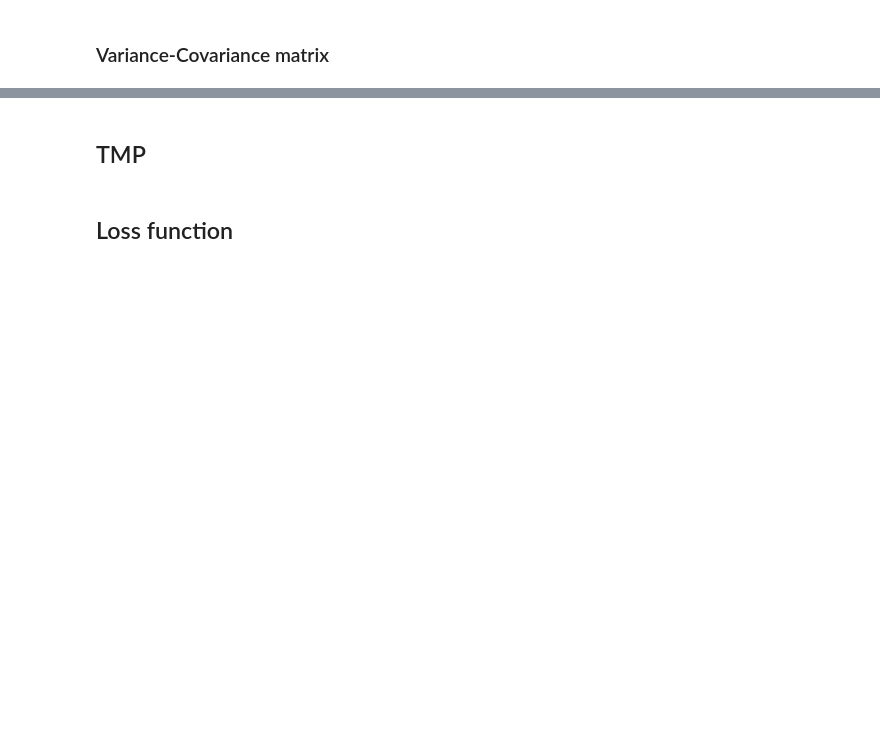
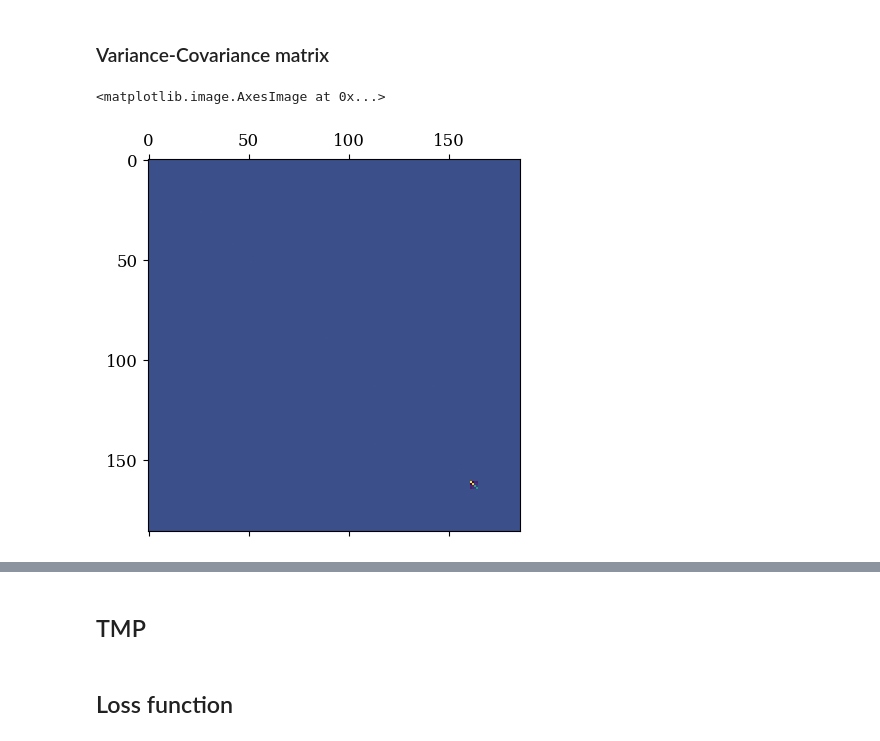
Before and after one commit to SwannChelly/SMM_Spatial_Comovement, a Jupyter notebook: analysis.ipynb, the cells around one changed output, grey strips where cells are left out. Cells and saved outputs as stored; diff of their text form; code cells hidden in the pictures; blank space fills up the shorter version.

```diff
--- a/analysis.ipynb
+++ b/analysis.ipynb
@@ -1495,2 +1517,7 @@ plt.show()
 # %% [markdown]
 ### Variance-Covariance matrix
+# %%
+plt.matshow(np.load(f"../reporting_auto/step2/W_step3.npy"))
+# %% [output]
+<matplotlib.image.AxesImage at 0x...>
+[figure, added]
```
Also changed, not shown: parts of 10 cells of this notebook, 2 other files.
